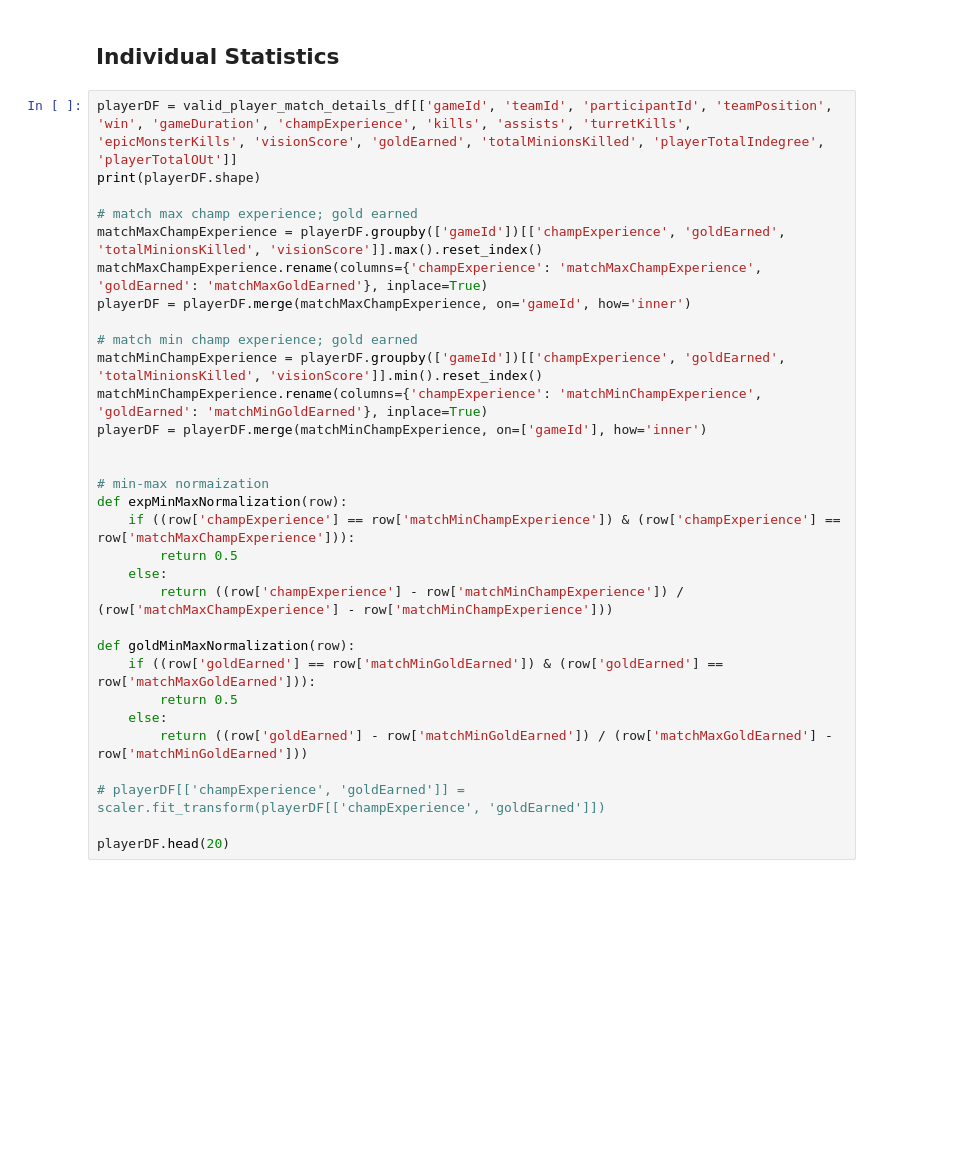
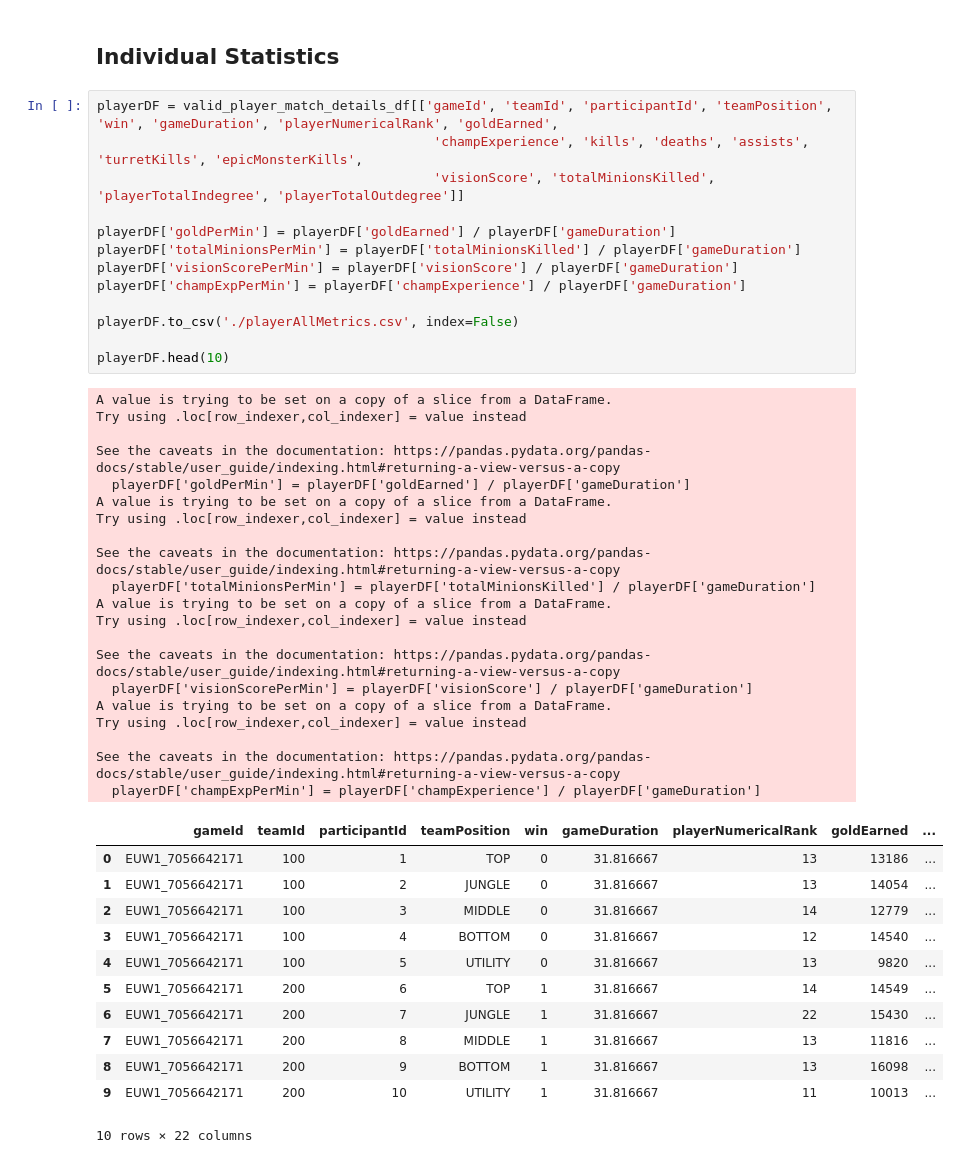
Before and after one commit to TDI-Lab/Collective-Intelligence-LoL, a Jupyter notebook: notebooks/totalMatchAnalysis.ipynb, the cells around one changed output. Drawn from its saved outputs; the diff is of its cells as text; blank space fills up the shorter version.

```diff
--- a/notebooks/totalMatchAnalysis.ipynb
+++ b/notebooks/totalMatchAnalysis.ipynb
@@ -514,33 +811,48 @@ teamDFAllMetrics.to_csv('./teamAllMetrics.csv', index=False)
 # %% [markdown]
 ## Individual Statistics
-# %%
-playerDF = valid_player_match_details_df[['gameId', 'teamId', 'participantId', 'teamPosition', 'win', 'gameDuration', 'champExperience', 'kills', 'assists', 'turretKills', 'epicMonsterKills', 'visionScore', 'goldEarned', 'totalMinionsKilled', 'playerTotalIndegree', 'playerTotalOUt']]
-print(playerDF.shape)
-
-# match max champ experience; gold earned
-matchMaxChampExperience = playerDF.groupby(['gameId'])[['champExperience', 'goldEarned', 'totalMinionsKilled', 'visionScore']].max().reset_index()
-matchMaxChampExperience.rename(columns={'champExperience': 'matchMaxChampExperience', 'goldEarned': 'matchMaxGoldEarned'}, inplace=True)
-playerDF = playerDF.merge(matchMaxChampExperience, on='gameId', how='inner')
-
-# match min champ experience; gold earned
-matchMinChampExperience = playerDF.groupby(['gameId'])[['champExperience', 'goldEarned', 'totalMinionsKilled', 'visionScore']].min().reset_index()
-matchMinChampExperience.rename(columns={'champExperience': 'matchMinChampExperience', 'goldEarned': 'matchMinGoldEarned'}, inplace=True)
-playerDF = playerDF.merge(matchMinChampExperience, on=['gameId'], how='inner')
-
-
-# min-max normaization
-def expMinMaxNormalization(row):
-    if ((row['champExperience'] == row['matchMinChampExperience']) & (row['champExperience'] == row['matchMaxChampExperience'])):
-        return 0.5
-    else:
-        return ((row['champExperience'] - row['matchMinChampExperience']) / (row['matchMaxChampExperience'] - row['matchMinChampExperience']))
-
-def goldMinMaxNormalization(row):
-    if ((row['goldEarned'] == row['matchMinGoldEarned']) & (row['goldEarned'] == row['matchMaxGoldEarned'])):
-        return 0.5
-    else:
-        return ((row['goldEarned'] - row['matchMinGoldEarned']) / (row['matchMaxGoldEarned'] - row['matchMinGoldEarned']))
-
-# playerDF[['champExperience', 'goldEarned']] = scaler.fit_transform(playerDF[['champExperience', 'goldEarned']])
-
-playerDF.head(20)
+# %%
+playerDF = valid_player_match_details_df[['gameId', 'teamId', 'participantId', 'teamPosition', 'win', 'gameDuration', 'playerNumericalRank', 'goldEarned',
+                                           'champExperience', 'kills', 'deaths', 'assists', 'turretKills', 'epicMonsterKills',
+                                           'visionScore', 'totalMinionsKilled', 'playerTotalIndegree', 'playerTotalOutdegree']]
+
+playerDF['goldPerMin'] = playerDF['goldEarned'] / playerDF['gameDuration']
+playerDF['totalMinionsPerMin'] = playerDF['totalMinionsKilled'] / playerDF['gameDuration']
+playerDF['visionScorePerMin'] = playerDF['visionScore'] / playerDF['gameDuration']
+playerDF['champExpPerMin'] = playerDF['champExperience'] / playerDF['gameDuration']
+
+playerDF.to_csv('./playerAllMetrics.csv', index=False)
+
+playerDF.head(10)
+# %% [output]
+A value is trying to be set on a copy of a slice from a DataFrame.
+Try using .loc[row_indexer,col_indexer] = value instead
+
+See the caveats in the documentation: https://pandas.pydata.org/pandas-docs/stable/user_guide/indexing.html#returning-a-view-versus-a-copy
+  playerDF['goldPerMin'] = playerDF['goldEarned'] / playerDF['gameDuration']
+A value is trying to be set on a copy of a slice from a DataFrame.
+Try using .loc[row_indexer,col_indexer] = value instead
+
+See the caveats in the documentation: https://pandas.pydata.org/pandas-docs/stable/user_guide/indexing.html#returning-a-view-versus-a-copy
+  playerDF['totalMinionsPerMin'] = playerDF['totalMinionsKilled'] / playerDF['gameDuration']
+A value is trying to be set on a copy of a slice from a DataFrame.
+Try using .loc[row_indexer,col_indexer] = value instead
+
+See the caveats in the documentation: https://pandas.pydata.org/pandas-docs/stable/user_guide/indexing.html#returning-a-view-versus-a-copy
+  playerDF['visionScorePerMin'] = playerDF['visionScore'] / playerDF['gameDuration']
+A value is trying to be set on a copy of a slice from a DataFrame.
+Try using .loc[row_indexer,col_indexer] = value instead
+
+See the caveats in the documentation: https://pandas.pydata.org/pandas-docs/stable/user_guide/indexing.html#returning-a-view-versus-a-copy
+  playerDF['champExpPerMin'] = playerDF['champExperience'] / playerDF['gameDuration']
+|  | gameId | teamId | participantId | teamPosition | win | gameDuration | playerNumericalRank | goldEarned | ... |
+| 0 | EUW1_7056642171 | 100 | 1 | TOP | 0 | 31.816667 | 13 | 13186 | ... |
+| 1 | EUW1_7056642171 | 100 | 2 | JUNGLE | 0 | 31.816667 | 13 | 14054 | ... |
+| 2 | EUW1_7056642171 | 100 | 3 | MIDDLE | 0 | 31.816667 | 14 | 12779 | ... |
+| 3 | EUW1_7056642171 | 100 | 4 | BOTTOM | 0 | 31.816667 | 12 | 14540 | ... |
+| 4 | EUW1_7056642171 | 100 | 5 | UTILITY | 0 | 31.816667 | 13 | 9820 | ... |
+| 5 | EUW1_7056642171 | 200 | 6 | TOP | 1 | 31.816667 | 14 | 14549 | ... |
+| 6 | EUW1_7056642171 | 200 | 7 | JUNGLE | 1 | 31.816667 | 22 | 15430 | ... |
+| 7 | EUW1_7056642171 | 200 | 8 | MIDDLE | 1 | 31.816667 | 13 | 11816 | ... |
+| 8 | EUW1_7056642171 | 200 | 9 | BOTTOM | 1 | 31.816667 | 13 | 16098 | ... |
+| 9 | EUW1_7056642171 | 200 | 10 | UTILITY | 1 | 31.816667 | 11 | 10013 | ... |
+10 rows × 22 columns
```
Also changed, not shown: parts of 20 cells of this notebook, 2 other files.
